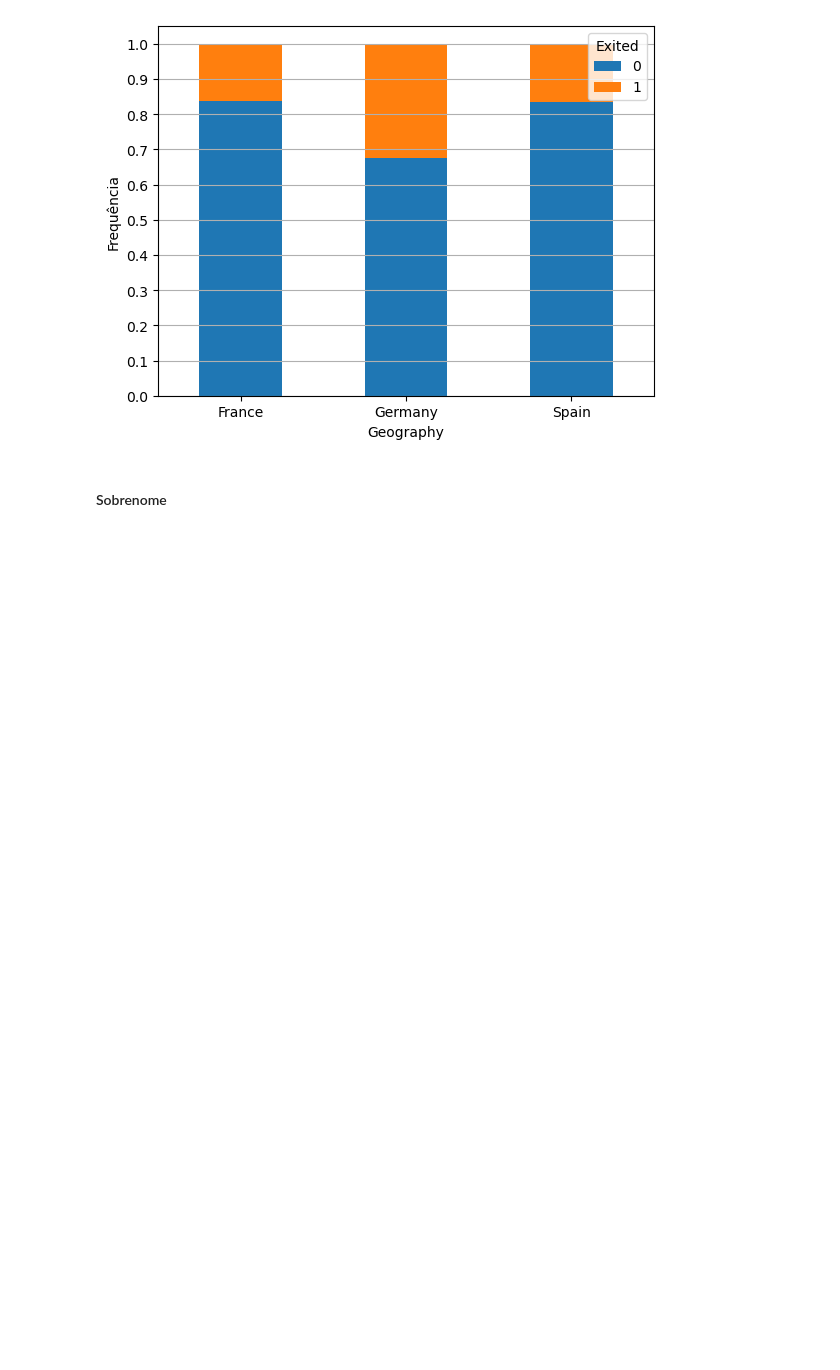
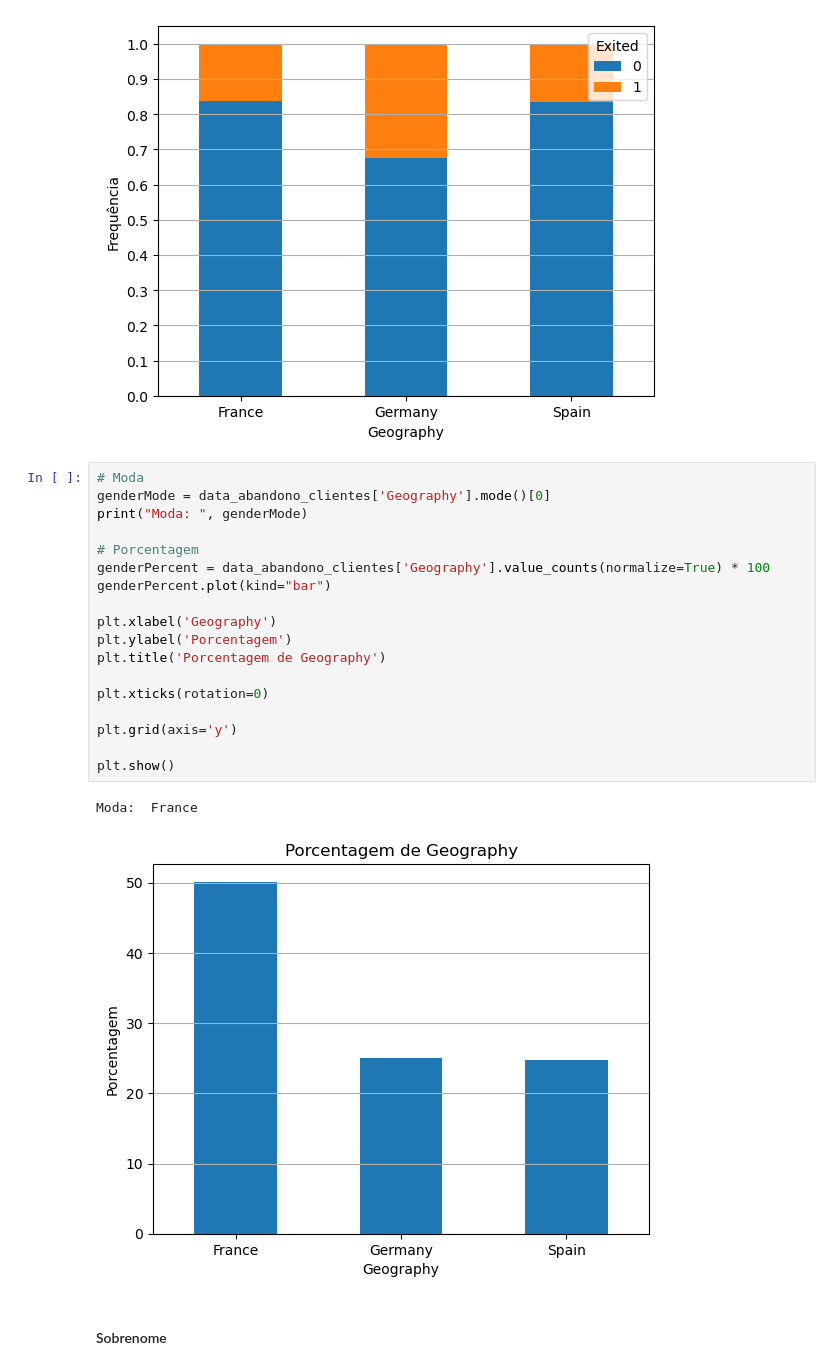
Before and after one commit to joaoboger/Technical-challenge---Churn-prediction--Indicium-, a Jupyter notebook: notebooks/churn_eda_ml.ipynb, the cells around one changed output. Saved outputs shown, nothing was run; the diff lists cells and outputs as text; blank space fills up the shorter version.

```diff
--- a/notebooks/churn_eda_ml.ipynb
+++ b/notebooks/churn_eda_ml.ipynb
@@ -283,5 +453,26 @@ plt.show()
 # %% [output]
 <Figure size 640x480 with 0 Axes>
 [figure]
+# %%
+# Moda
+genderMode = data_abandono_clientes['Geography'].mode()[0]
+print("Moda: ", genderMode)
+
+# Porcentagem
+genderPercent = data_abandono_clientes['Geography'].value_counts(normalize=True) * 100
+genderPercent.plot(kind="bar")
+
+plt.xlabel('Geography')
+plt.ylabel('Porcentagem')
+plt.title('Porcentagem de Geography')
+
+plt.xticks(rotation=0)
+
+plt.grid(axis='y')
+
+plt.show()
+# %% [output]
+Moda:  France
+[figure, added]
 # %% [markdown]
 #### Sobrenome
```
Also changed, not shown: parts of 50 cells of this notebook.
